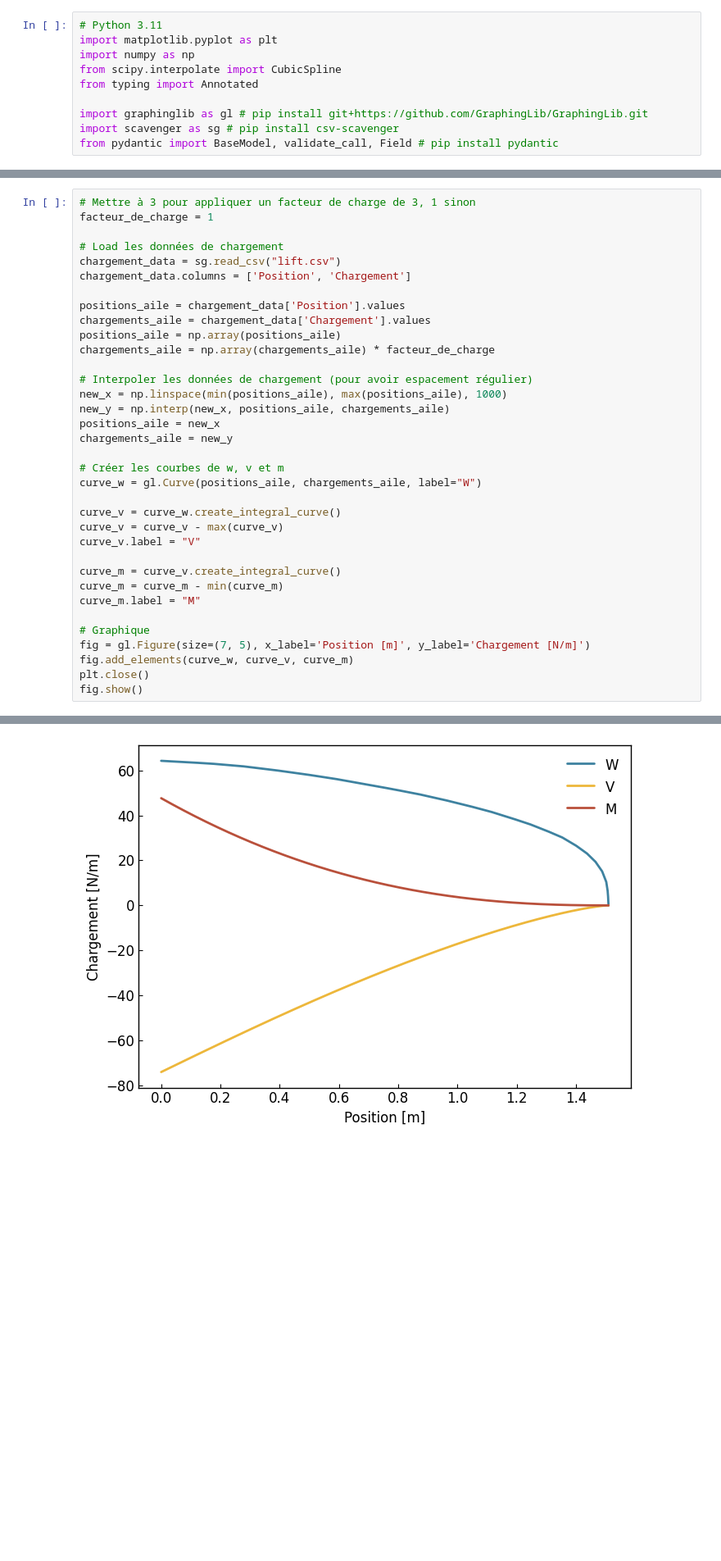
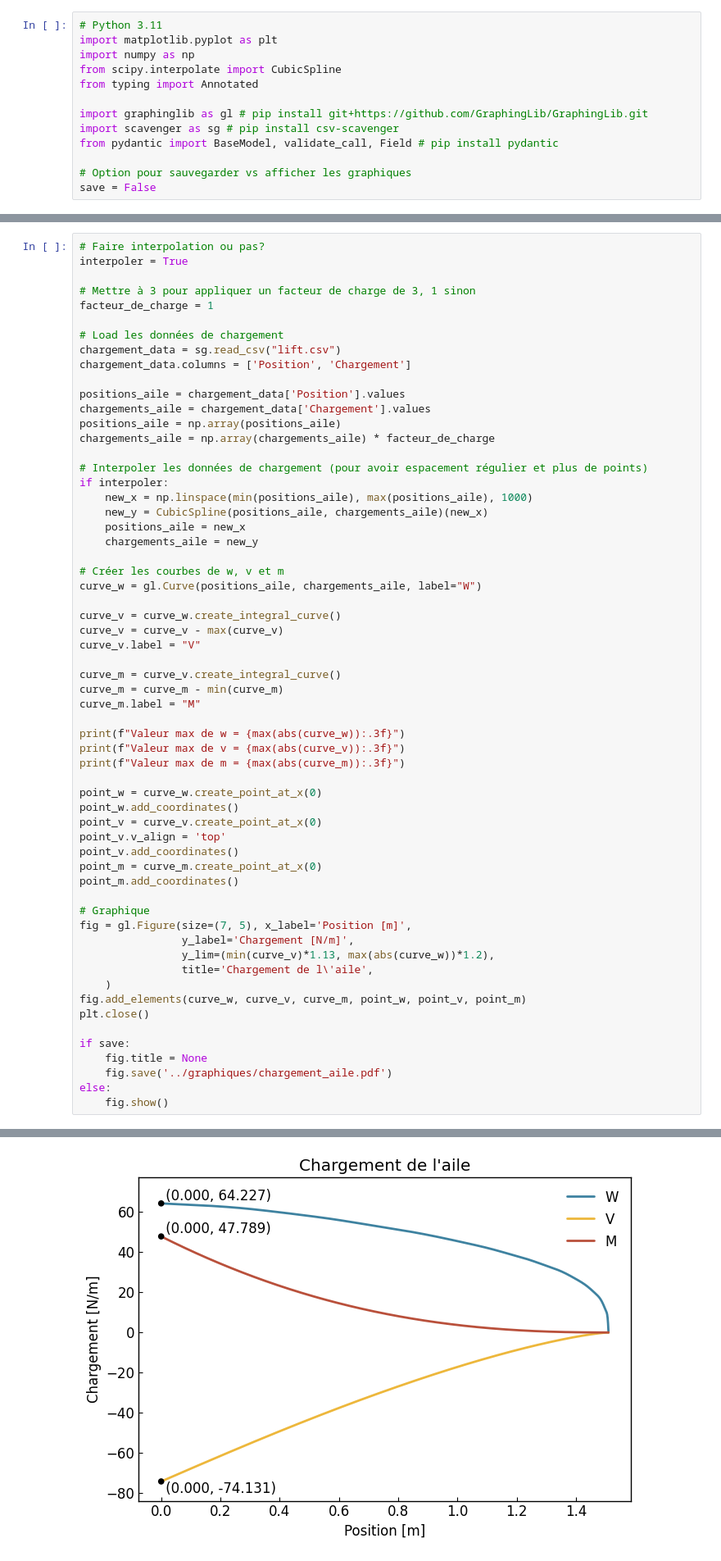
Before and after one commit to Oddball777/etude_cas_rdm, a Jupyter notebook: etude_cas_rdm/main.ipynb, the cells around one changed output, grey strips where cells are left out. Shown at 82% size. Saved outputs shown, nothing was run; the diff lists cells and outputs as text; blank space fills up the shorter version.

```diff
--- a/etude_cas_rdm/main.ipynb
+++ b/etude_cas_rdm/main.ipynb
@@ -8,6 +8,9 @@ from typing import Annotated
 import graphinglib as gl # pip install git+https://github.com/GraphingLib/GraphingLib.git
 import scavenger as sg # pip install csv-scavenger
 from pydantic import BaseModel, validate_call, Field # pip install pydantic
+
+# Option pour sauvegarder vs afficher les graphiques
+save = False
 # %% [markdown]
 # Définition des classes qui contiennent les propriétés de l'aile
 # %%
@@ -167,6 +168,9 @@ Valeur min de y normalisé = -0.018
 # %% [markdown]
 # Load données de chargement
 # %%
+# Faire interpolation ou pas?
+interpoler = True
+
 # Mettre à 3 pour appliquer un facteur de charge de 3, 1 sinon
 facteur_de_charge = 1
 
@@ -179,11 +183,12 @@ chargements_aile = chargement_data['Chargement'].values
 positions_aile = np.array(positions_aile)
 chargements_aile = np.array(chargements_aile) * facteur_de_charge
 
-# Interpoler les données de chargement (pour avoir espacement régulier)
-new_x = np.linspace(min(positions_aile), max(positions_aile), 1000)
-new_y = np.interp(new_x, positions_aile, chargements_aile)
-positions_aile = new_x
-chargements_aile = new_y
+# Interpoler les données de chargement (pour avoir espacement régulier et plus de points)
+if interpoler:
+    new_x = np.linspace(min(positions_aile), max(positions_aile), 1000)
+    new_y = CubicSpline(positions_aile, chargements_aile)(new_x)
+    positions_aile = new_x
+    chargements_aile = new_y
 
 # Créer les courbes de w, v et m
 curve_w = gl.Curve(positions_aile, chargements_aile, label="W")
@@ -196,9 +201,30 @@ curve_m = curve_v.create_integral_curve()
 curve_m = curve_m - min(curve_m)
 curve_m.label = "M"
 
+print(f"Valeur max de w = {max(abs(curve_w)):.3f}")
+print(f"Valeur max de v = {max(abs(curve_v)):.3f}")
+print(f"Valeur max de m = {max(abs(curve_m)):.3f}")
+
+point_w = curve_w.create_point_at_x(0)
+point_w.add_coordinates()
+point_v = curve_v.create_point_at_x(0)
+point_v.v_align = 'top'
+point_v.add_coordinates()
+point_m = curve_m.create_point_at_x(0)
+point_m.add_coordinates()
+
 # Graphique
-fig = gl.Figure(size=(7, 5), x_label='Position [m]', y_label='Chargement [N/m]')
-fig.add_elements(curve_w, curve_v, curve_m)
+fig = gl.Figure(size=(7, 5), x_label='Position [m]',
+                y_label='Chargement [N/m]',
+                y_lim=(min(curve_v)*1.13, max(abs(curve_w))*1.2),
+                title='Chargement de l\'aile',
+    )
+fig.add_elements(curve_w, curve_v, curve_m, point_w, point_v, point_m)
 plt.close()
-fig.show()
+
+if save:
+    fig.title = None
+    fig.save('../graphiques/chargement_aile.pdf')
+else:
+    fig.show()
 # %% [output]
@@ -205,4 +234,4 @@ fig.show()
-[figure, old version]
+[figure, new version]
 # %% [markdown]
 # Calcul de la contrainte maximale $\sigma_{max}$
 
```
Also changed, not shown: parts of 11 cells of this notebook, 7 other files.
